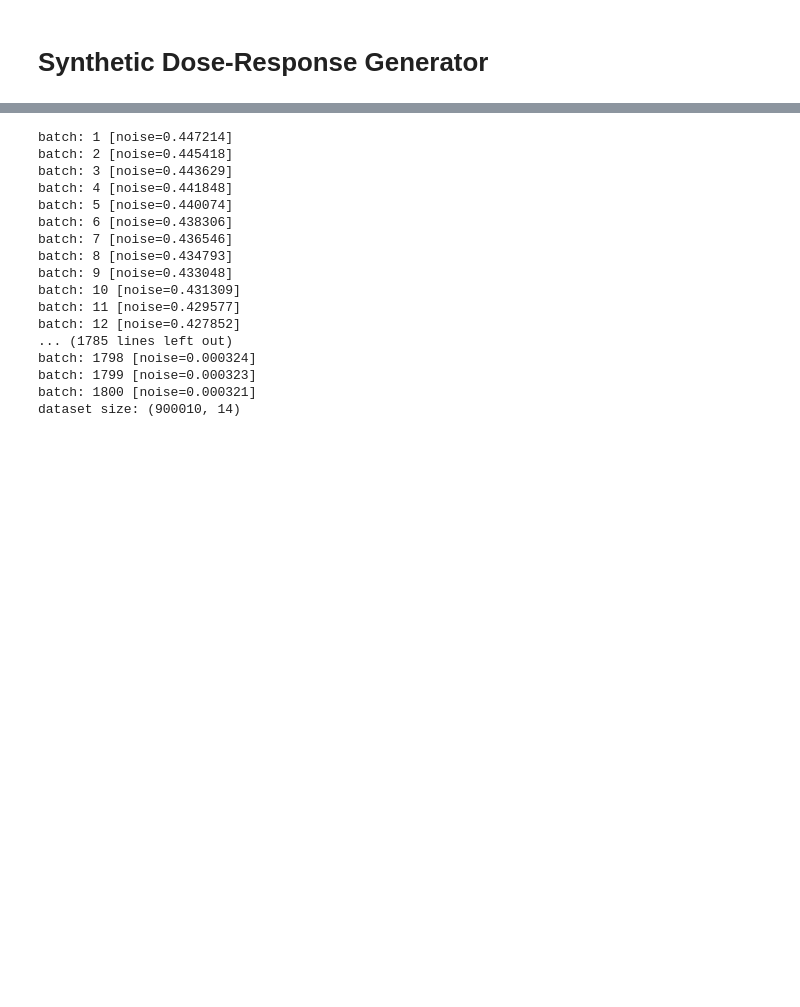
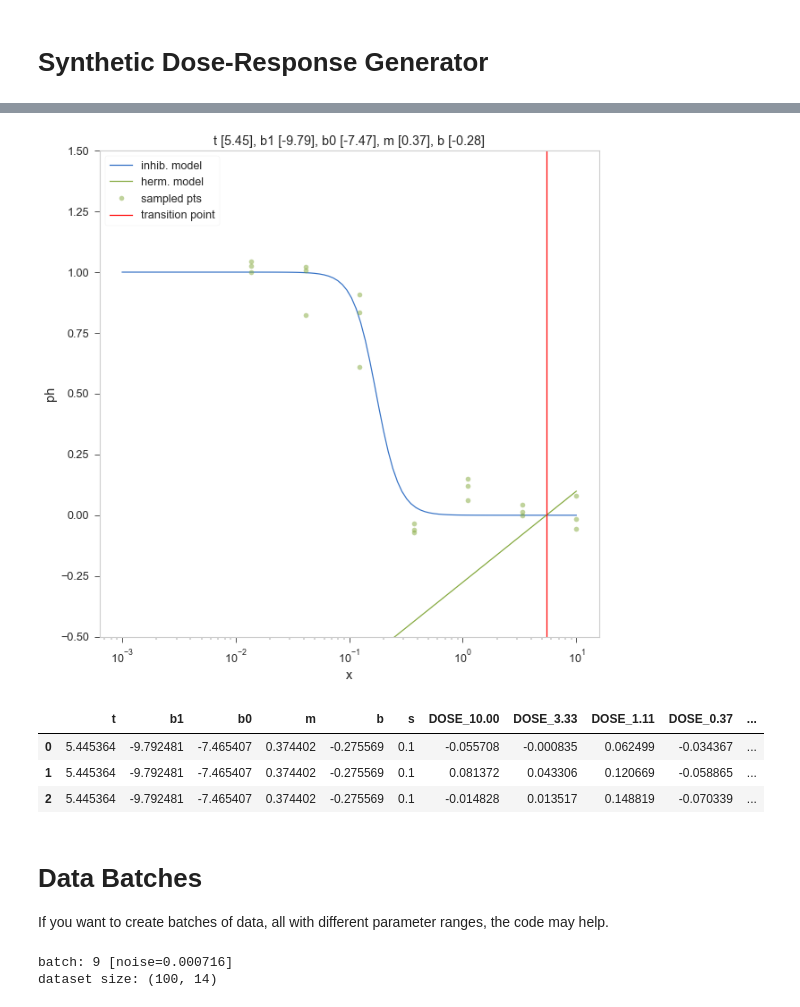
Before and after one commit to nathanieljevans/synthetic_doseresponse_generator, a Jupyter notebook: Synthetic_DR_generator.ipynb, the cells around one changed output, grey strips where cells are left out. Saved outputs shown, nothing was run; the diff lists cells and outputs as text; code cells hidden in the pictures; blank space fills up the shorter version.

```diff
--- a/Synthetic_DR_generator.ipynb
+++ b/Synthetic_DR_generator.ipynb
@@ -34,32 +66,45 @@ jtplot.style(ticks=True, grid=False, figsize=(6, 4.5))
+# %%
+'''
+s              <float>            standard deviation for gaussian noise model
+dose_points    <list>             the concentration points to sample at. First value should always be zero.
+mrange         <tuple, floats>    must be positive, allowed range of values to choose for m in the hermetic model
+b0range        <tuple, float>     range of acceptable b0's to sample from
+trange         <tuple, float>     range of transition point to sample from, neither value can be zero (sampled in logspace)
+n              <int>              number of independant dose-response models to sample from
+nn             <int>              number replicates to draw at each dose
+'''
+np.random.seed(10)
+mygen = hermetic_generator(s = 0.05, b1range=(-10, 0), mrange= (0,0.5), b0range=(-10,-6), trange=(1,9), dose_points = [10/(3**i) for i in range(0,7)])
+syn_data = mygen.get(n=1, nn=3, plot=True)
+syn_data.head()
+# %% [output]
+[figure, added]
+|  | t | b1 | b0 | m | b | s | DOSE_10.00 | DOSE_3.33 | DOSE_1.11 | DOSE_0.37 | ... |
+| 0 | 5.445364 | -9.792481 | -7.465407 | 0.374402 | -0.275569 | 0.1 | -0.055708 | -0.000835 | 0.062499 | -0.034367 | ... |
+| 1 | 5.445364 | -9.792481 | -7.465407 | 0.374402 | -0.275569 | 0.1 | 0.081372 | 0.043306 | 0.120669 | -0.058865 | ... |
+| 2 | 5.445364 | -9.792481 | -7.465407 | 0.374402 | -0.275569 | 0.1 | -0.014828 | 0.013517 | 0.148819 | -0.070339 | ... |
+# %% [markdown]
+# Data Batches
+
+If you want to create batches of data, all with different parameter ranges, the code may help.
 # %%
-batch_size = 500
+batch_size = 10
+starting_noise = 0.01
+noise_range = [5*5**-x for x in np.arange(1.5,6, 0.5)]
+save_to_disk = False
 
-mygen = hermetic_generator(s = 0.01, b1range=(-10, 0), mrange= (0,0.5), b0range=(-10,-6), trange=(0.001,15), dose_points = [10/(3**i) for i in range(0,7)])
-syn_data = mygen.get(n=10, nn=1, plot=False)
+mygen = hermetic_generator(s = starting_noise, b1range=(-10, 0), mrange= (0,0.5), b0range=(-10,-6), trange=(0.001,15), dose_points = [10/(3**i) for i in range(0,7)])
+syn_data = mygen.get(n=batch_size, nn=1, plot=False)
 
-for i, noise in enumerate([5*5**-x for x in np.arange(1.5,6, 0.0025)]):
-    print('batch: %d [noise=%f]' %(i+1, noise))
+for i, noise in enumerate(noise_range):
+    print('batch: %d [noise=%f]' %(i+1, noise), end='\r')
     mygen2 = hermetic_generator(s = noise, b1range=(-10, 0), mrange= (0,0.5), b0range=(-10,-6), trange=(0.001,15), dose_points = [10/(3**i) for i in range(0,7)])
     syn_data = syn_data.append(mygen2.get(n=batch_size, nn=1, plot=False), ignore_index=True, sort=False)
 
-syn_data.to_csv('./data/performance_analysis_set.csv')
+if save_to_disk: syn_data.to_csv('./data/performance_analysis_set.csv')
 
+print()
 print('dataset size: %s' %str(syn_data.shape), end='\r')
 # %% [output]
-batch: 1 [noise=0.447214]
-batch: 2 [noise=0.445418]
-batch: 3 [noise=0.443629]
-batch: 4 [noise=0.441848]
-batch: 5 [noise=0.440074]
-batch: 6 [noise=0.438306]
-batch: 7 [noise=0.436546]
-batch: 8 [noise=0.434793]
-batch: 9 [noise=0.433048]
-batch: 10 [noise=0.431309]
-batch: 11 [noise=0.429577]
-batch: 12 [noise=0.427852]
-... (1785 lines left out)
-batch: 1798 [noise=0.000324]
-batch: 1799 [noise=0.000323]
-batch: 1800 [noise=0.000321]
-dataset size: (900010, 14)
+batch: 9 [noise=0.000716]
+dataset size: (100, 14)
```
Also changed, not shown: parts of 3 cells of this notebook, 3 other files.
